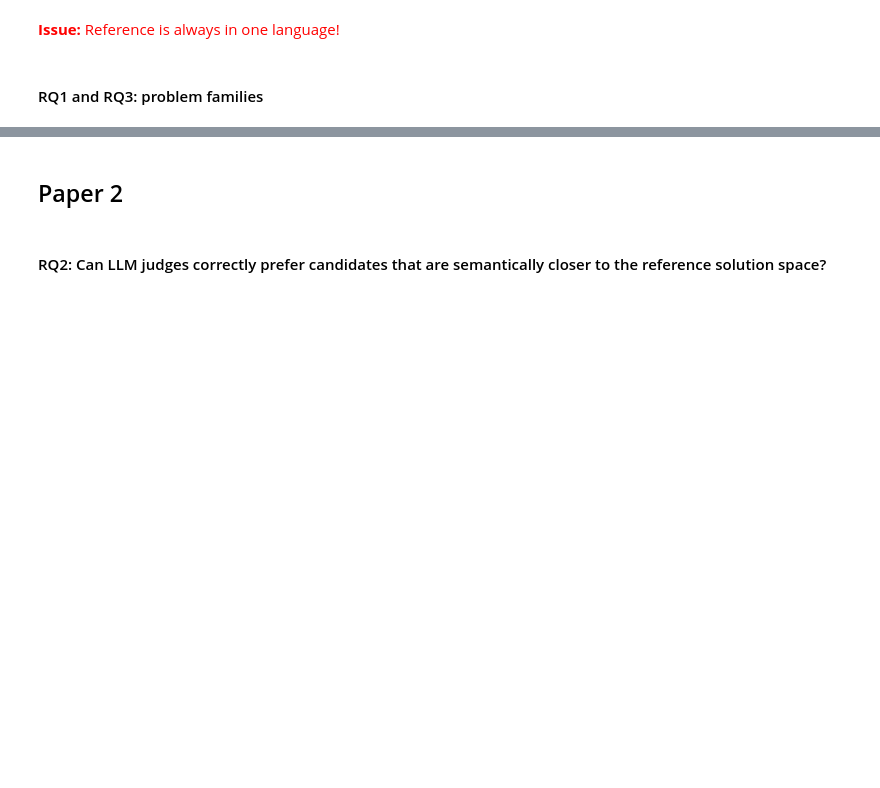
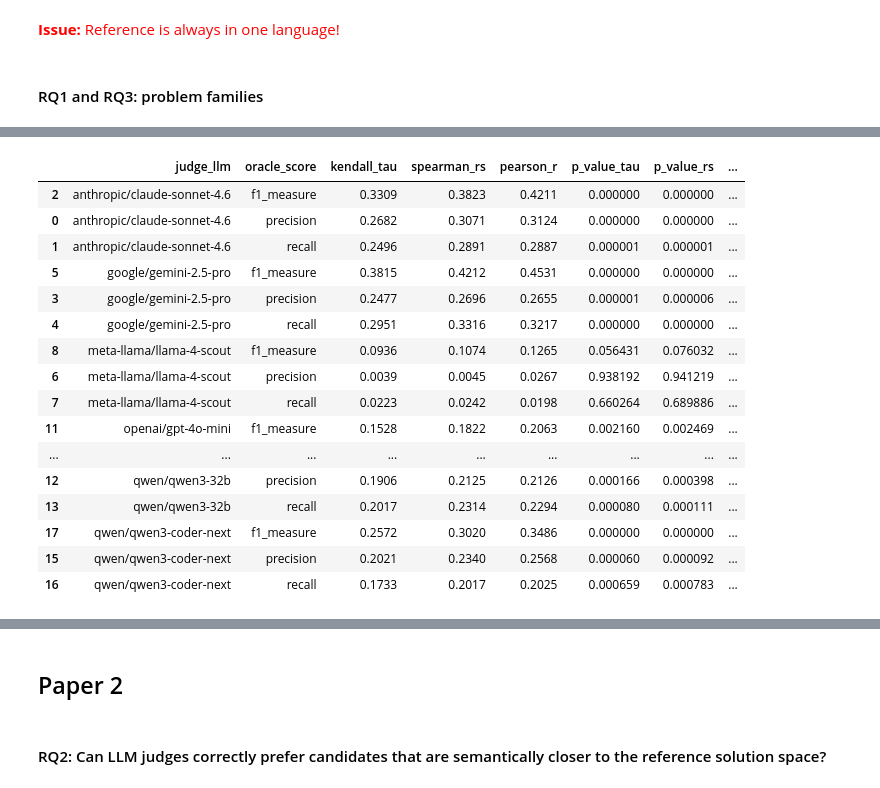
Before and after one commit to Nastaran95/CPJudgeBench, a Jupyter notebook: example.ipynb, the cells around one changed output, grey strips where cells are left out. Drawn from its saved outputs; the diff is of its cells as text; code cells hidden in the pictures; blank space fills up the shorter version.

Commit message:
CPJudgeBench first version released

```diff
--- a/example.ipynb
+++ b/example.ipynb
@@ -608,0 +413,75 @@ plt.show()
+# %%
+from scipy.stats import kendalltau, pearsonr, spearmanr
+from pathlib import Path
+import json
+
+REFERENCE_COLS = ["precision", "recall", "f1_measure"]   # ← align with baselines cell
+
+
+
+def load_jsonl(path: Path) -> pd.DataFrame:
+    rows = []
+    with path.open("r", encoding="utf-8") as f:
+        for line in f:
+            line = line.strip()
+            if line:
+                rows.append(json.loads(line))
+    return pd.DataFrame(rows)
+
+cpmpy_candidate = load_jsonl(Path("important_files/CPJudgeBench_candidates_cpmpy.jsonl"))[["problem_id" , "label"]+REFERENCE_COLS]
+cpmpy_candidate = cpmpy_candidate.fillna(0)
+
+language = "CPMpy"
+# judges = pd.read_csv("logs/judge-status.csv")
+judges = pd.read_csv("logs/judge-status-all.csv", dtype=str).fillna("")
+# --- score_reference_based: treat judge score as a metric to correlate with oracle scores ---
+srb = (
+    judges[
+        (judges["approach"] == "score_reference_based") &
+        (judges["judgment"] != "judge-error")
+    ]
+    .copy()
+)
+srb["judge_score"] = pd.to_numeric(srb["judgment"], errors="coerce")
+srb = srb[srb["language"] == language]
+
+merged = srb.merge(
+    cpmpy_candidate,
+    on=["problem_id", "label"],
+    how="inner",
+)
+
+rows = []
+for judge_llm, grp in merged.groupby("judge_llm"):
+    for ref_col in REFERENCE_COLS:                               # ← loop over oracle cols
+        sub = grp[["judge_score", ref_col]].dropna()
+        n = len(sub)
+        if n < 2:
+            continue
+
+        tau,  p_tau  = kendalltau(sub["judge_score"], sub[ref_col])
+        rs,   p_rs   = spearmanr(sub["judge_score"],  sub[ref_col])
+        rp,   p_rp   = pearsonr(sub["judge_score"],   sub[ref_col])
+
+        rows.append({
+            "judge_llm":       judge_llm,
+            "oracle_score":    ref_col,
+            "kendall_tau":     round(float(tau), 4),
+            "spearman_rs":     round(float(rs),  4),
+            "pearson_r":       round(float(rp),  4),
+            "p_value_tau":     round(float(p_tau), 6),
+            "p_value_rs":      round(float(p_rs),  6),
+            "p_value_pearson": round(float(p_rp),  6),
+            "n_samples":       n,
+        })
+
+corr_df = pd.DataFrame(rows)
+print("=" * 70)
+print(f"score_reference_based vs oracle scores ({language}, n_total={len(merged)})")
+print("=" * 70)
+display(corr_df.sort_values(["judge_llm", "oracle_score"]))   # ← sort by both
+
+out = Path("important_files") / f"judge-summary-score-based-ref-free-{language.lower()}.csv"
+corr_df.to_csv(out, index=False)
+print(f"Saved: {out}")
+# %% [output]
@@ -608,0 +491,17 @@ plt.show()
+|  | judge_llm | oracle_score | kendall_tau | spearman_rs | pearson_r | p_value_tau | p_value_rs | ... |
+| 2 | anthropic/claude-sonnet-4.6 | f1_measure | 0.3309 | 0.3823 | 0.4211 | 0.000000 | 0.000000 | ... |
+| 0 | anthropic/claude-sonnet-4.6 | precision | 0.2682 | 0.3071 | 0.3124 | 0.000000 | 0.000000 | ... |
+| 1 | anthropic/claude-sonnet-4.6 | recall | 0.2496 | 0.2891 | 0.2887 | 0.000001 | 0.000001 | ... |
+| 5 | google/gemini-2.5-pro | f1_measure | 0.3815 | 0.4212 | 0.4531 | 0.000000 | 0.000000 | ... |
+| 3 | google/gemini-2.5-pro | precision | 0.2477 | 0.2696 | 0.2655 | 0.000001 | 0.000006 | ... |
+| 4 | google/gemini-2.5-pro | recall | 0.2951 | 0.3316 | 0.3217 | 0.000000 | 0.000000 | ... |
+| 8 | meta-llama/llama-4-scout | f1_measure | 0.0936 | 0.1074 | 0.1265 | 0.056431 | 0.076032 | ... |
+| 6 | meta-llama/llama-4-scout | precision | 0.0039 | 0.0045 | 0.0267 | 0.938192 | 0.941219 | ... |
+| 7 | meta-llama/llama-4-scout | recall | 0.0223 | 0.0242 | 0.0198 | 0.660264 | 0.689886 | ... |
+| 11 | openai/gpt-4o-mini | f1_measure | 0.1528 | 0.1822 | 0.2063 | 0.002160 | 0.002469 | ... |
+| ... | ... | ... | ... | ... | ... | ... | ... | ... |
+| 12 | qwen/qwen3-32b | precision | 0.1906 | 0.2125 | 0.2126 | 0.000166 | 0.000398 | ... |
+| 13 | qwen/qwen3-32b | recall | 0.2017 | 0.2314 | 0.2294 | 0.000080 | 0.000111 | ... |
+| 17 | qwen/qwen3-coder-next | f1_measure | 0.2572 | 0.3020 | 0.3486 | 0.000000 | 0.000000 | ... |
+| 15 | qwen/qwen3-coder-next | precision | 0.2021 | 0.2340 | 0.2568 | 0.000060 | 0.000092 | ... |
+| 16 | qwen/qwen3-coder-next | recall | 0.1733 | 0.2017 | 0.2025 | 0.000659 | 0.000783 | ... |
```
Also changed, not shown: parts of 40 cells of this notebook, 25 other files.
